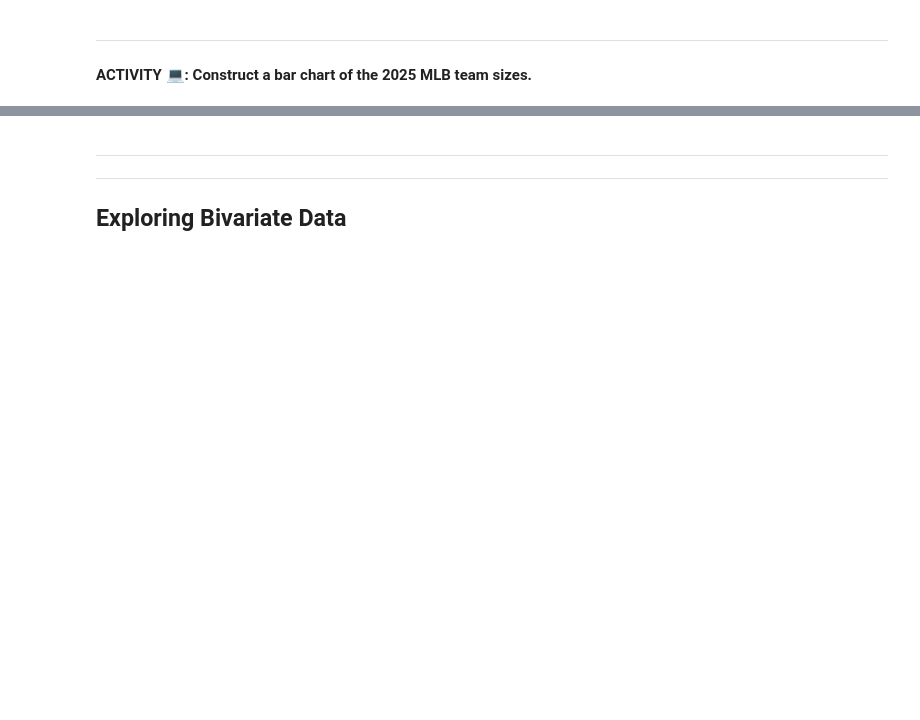
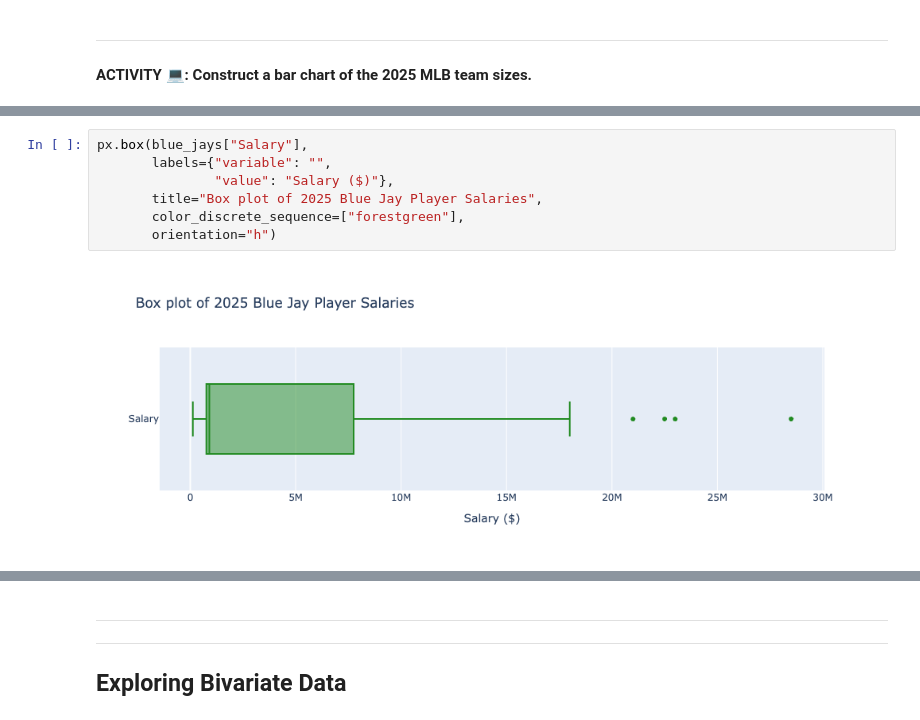
Before and after one commit to ntstevens/DATSC101, a Jupyter notebook: Lectures/Exploratory Data Analysis.ipynb, the cells around one changed output, grey strips where cells are left out. Cells and saved outputs as stored; diff of their text form; blank space fills up the shorter version.

```diff
--- a/Lectures/Exploratory Data Analysis.ipynb
+++ b/Lectures/Exploratory Data Analysis.ipynb
@@ -925,0 +1414,9 @@ fig.show()
+# %%
+px.box(blue_jays["Salary"],
+       labels={"variable": "",
+               "value": "Salary ($)"},
+       title="Box plot of 2025 Blue Jay Player Salaries",
+       color_discrete_sequence=["forestgreen"],
+       orientation="h")
+# %% [output]
+[figure, added]
```
Also changed, not shown: parts of 63 cells of this notebook.
